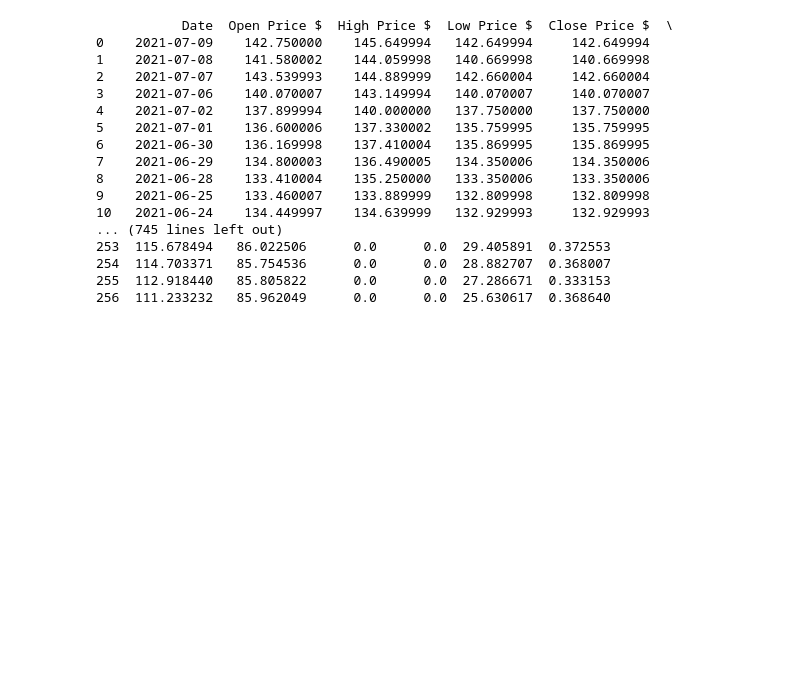
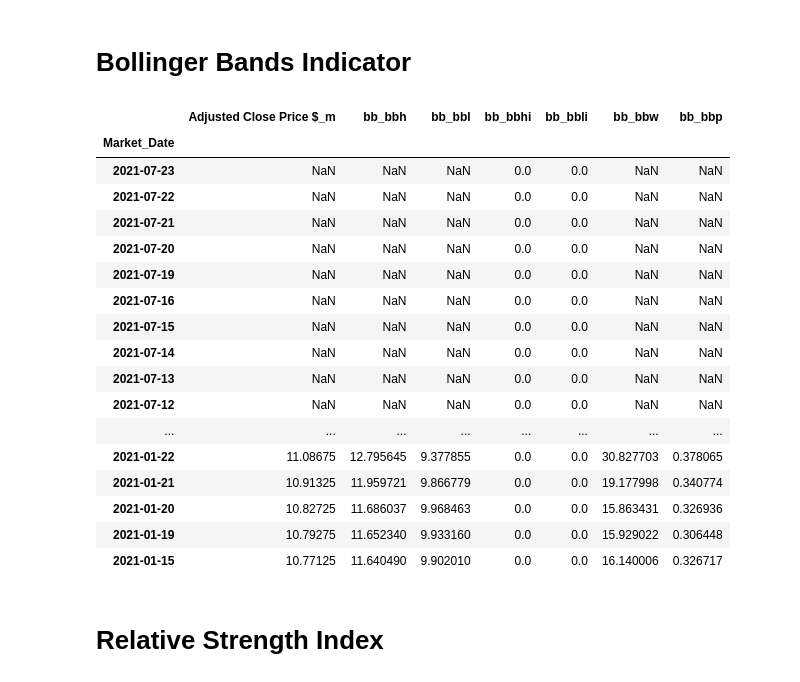
Before and after one commit to mdabbous88/Machine-Learning-Investment, a Jupyter notebook: ML-Investment.ipynb, the cells around one changed output. Cells and saved outputs as stored; diff of their text form; code cells hidden in the pictures; blank space fills up the shorter version.

```diff
--- a/ML-Investment.ipynb
+++ b/ML-Investment.ipynb
@@ -182,5 +188 @@ Adjusted Close Price $    5
 dtype: int64
-# %%
-#Drop Null values if they exist
-DF = DF.dropna()
-DF
@@ -202,0 +189,5 @@ DF
+# %%
+#Drop Null values if they exist and save them to a new data frame. Change index to Market_date to help join in SQL
+stock_df = DF.dropna()
+stock_df.set_index("Market_Date", inplace = True)
+stock_df
@@ -203,44 +213,49 @@ DF
+# %% [markdown]
+# Bollinger Bands Indicator
 # %%
+#Code to create the bollinger bands
 import ta
-import csv
 from ta import add_all_ta_features
 from ta.utils import dropna
 from ta.volatility import BollingerBands
 # Initialize Bollinger Bands Indicator
-indicator_bb = BollingerBands(close=DF["Adjusted Close Price $"], window=20, window_dev=2)
-DF['Adjusted Close Price $_m'] = indicator_bb.bollinger_mavg()
-DF['bb_bbh'] = indicator_bb.bollinger_hband()
-DF['bb_bbl'] = indicator_bb.bollinger_lband()
+BB_df = pd.DataFrame()
+indicator_bb = BollingerBands(close=stock_df["Adjusted Close Price $"], window=20, window_dev=2)
+BB_df['Adjusted Close Price $_m'] = indicator_bb.bollinger_mavg()
+BB_df['bb_bbh'] = indicator_bb.bollinger_hband()
+BB_df['bb_bbl'] = indicator_bb.bollinger_lband()
 pd.set_option("display.max_rows", None, "display.max_columns", None)
 # Add Bollinger Band high indicator
-DF['bb_bbhi'] = indicator_bb.bollinger_hband_indicator()
+BB_df['bb_bbhi'] = indicator_bb.bollinger_hband_indicator()
 
 # Add Bollinger Band low indicator
-DF['bb_bbli'] = indicator_bb.bollinger_lband_indicator()
+BB_df['bb_bbli'] = indicator_bb.bollinger_lband_indicator()
 
 # Add Width Size Bollinger Bands
-DF['bb_bbw'] = indicator_bb.bollinger_wband()
+BB_df['bb_bbw'] = indicator_bb.bollinger_wband()
 
 # Add Percentage Bollinger Bands
-DF['bb_bbp'] = indicator_bb.bollinger_pband()
+BB_df['bb_bbp'] = indicator_bb.bollinger_pband()
 
-DF.to_csv("Stock.csv")
-print(DF)
+BB_df
 # %% [output]
-           Date  Open Price $  High Price $  Low Price $  Close Price $  \
-0    2021-07-09    142.750000    145.649994   142.649994     142.649994
-1    2021-07-08    141.580002    144.059998   140.669998     140.669998
-2    2021-07-07    143.539993    144.889999   142.660004     142.660004
-3    2021-07-06    140.070007    143.149994   140.070007     140.070007
-4    2021-07-02    137.899994    140.000000   137.750000     137.750000
-5    2021-07-01    136.600006    137.330002   135.759995     135.759995
-6    2021-06-30    136.169998    137.410004   135.869995     135.869995
-7    2021-06-29    134.800003    136.490005   134.350006     134.350006
-8    2021-06-28    133.410004    135.250000   133.350006     133.350006
-9    2021-06-25    133.460007    133.889999   132.809998     132.809998
-10   2021-06-24    134.449997    134.639999   132.929993     132.929993
-... (745 lines left out)
-253  115.678494   86.022506      0.0      0.0  29.405891  0.372553
-254  114.703371   85.754536      0.0      0.0  28.882707  0.368007
-255  112.918440   85.805822      0.0      0.0  27.286671  0.333153
-256  111.233232   85.962049      0.0      0.0  25.630617  0.368640
+|  | Adjusted Close Price $_m | bb_bbh | bb_bbl | bb_bbhi | bb_bbli | bb_bbw | bb_bbp |
+| Market_Date |  |  |  |  |  |  |  |
+| 2021-07-23 | NaN | NaN | NaN | 0.0 | 0.0 | NaN | NaN |
+| 2021-07-22 | NaN | NaN | NaN | 0.0 | 0.0 | NaN | NaN |
+| 2021-07-21 | NaN | NaN | NaN | 0.0 | 0.0 | NaN | NaN |
+| 2021-07-20 | NaN | NaN | NaN | 0.0 | 0.0 | NaN | NaN |
+| 2021-07-19 | NaN | NaN | NaN | 0.0 | 0.0 | NaN | NaN |
+| 2021-07-16 | NaN | NaN | NaN | 0.0 | 0.0 | NaN | NaN |
+| 2021-07-15 | NaN | NaN | NaN | 0.0 | 0.0 | NaN | NaN |
+| 2021-07-14 | NaN | NaN | NaN | 0.0 | 0.0 | NaN | NaN |
+| 2021-07-13 | NaN | NaN | NaN | 0.0 | 0.0 | NaN | NaN |
+| 2021-07-12 | NaN | NaN | NaN | 0.0 | 0.0 | NaN | NaN |
+| ... | ... | ... | ... | ... | ... | ... | ... |
+| 2021-01-22 | 11.08675 | 12.795645 | 9.377855 | 0.0 | 0.0 | 30.827703 | 0.378065 |
+| 2021-01-21 | 10.91325 | 11.959721 | 9.866779 | 0.0 | 0.0 | 19.177998 | 0.340774 |
+| 2021-01-20 | 10.82725 | 11.686037 | 9.968463 | 0.0 | 0.0 | 15.863431 | 0.326936 |
+| 2021-01-19 | 10.79275 | 11.652340 | 9.933160 | 0.0 | 0.0 | 15.929022 | 0.306448 |
+| 2021-01-15 | 10.77125 | 11.640490 | 9.902010 | 0.0 | 0.0 | 16.140006 | 0.326717 |
+# %% [markdown]
+# Relative Strength Index
```
Also changed, not shown: parts of 34 cells of this notebook, 2 other files.
